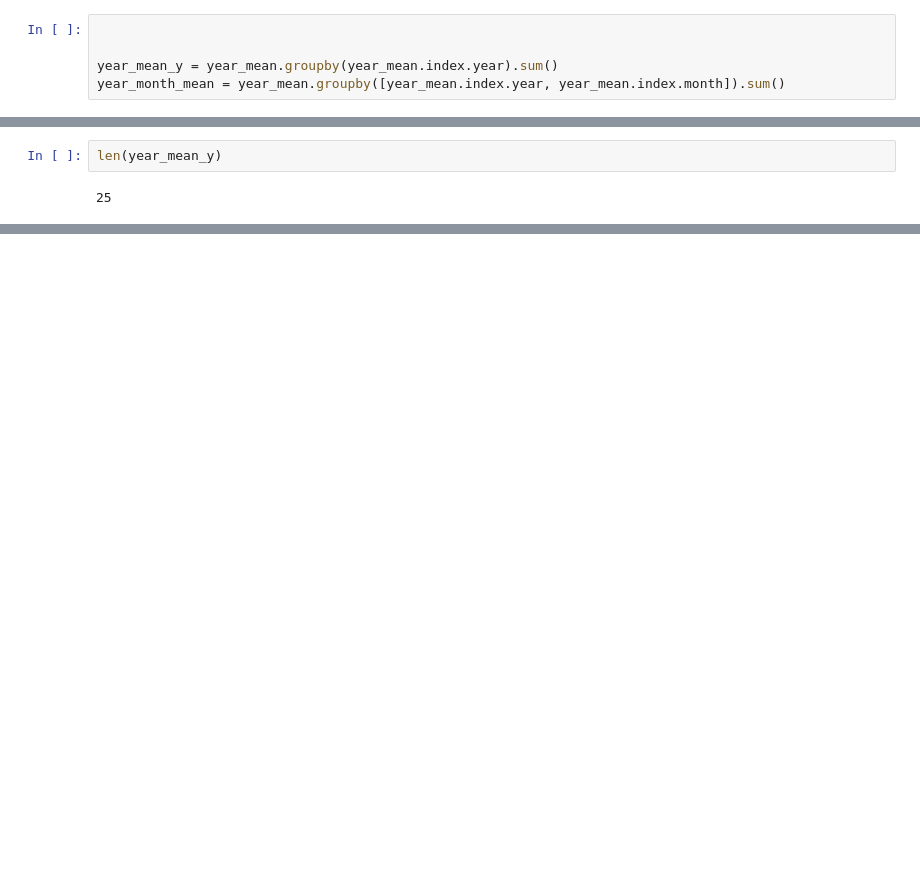
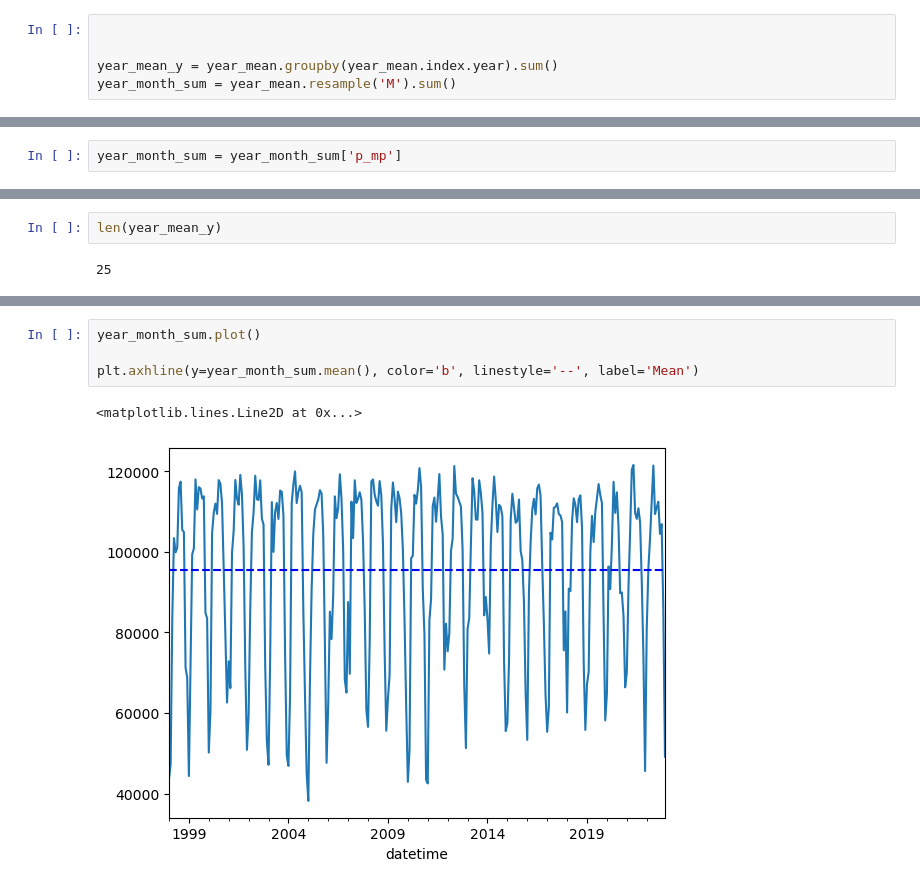
Before and after one commit to naokic3/solar_projectN, a Jupyter notebook: proof of concept/fresno_historical_pvlib.ipynb, the cells around one changed output, grey strips where cells are left out. Saved outputs shown, nothing was run; the diff lists cells and outputs as text; blank space fills up the shorter version.

```diff
--- a/proof of concept/fresno_historical_pvlib.ipynb
+++ b/proof of concept/fresno_historical_pvlib.ipynb
@@ -194,4 +177,4 @@ year_mean
 
 
 year_mean_y = year_mean.groupby(year_mean.index.year).sum()
-year_month_mean = year_mean.groupby([year_mean.index.year, year_mean.index.month]).sum()
+year_month_sum = year_mean.resample('M').sum()
@@ -216,3 +181,5 @@ year_mean.describe()
+# %%
+year_month_sum = year_month_sum['p_mp']
 # %%
 plt.plot( year_mean_y['p_mp'])
 
@@ -276,0 +310,7 @@ np.float64(28860893.850660402)
+# %%
+year_month_sum.plot()
+
+plt.axhline(y=year_month_sum.mean(), color='b', linestyle='--', label='Mean')
+# %% [output]
+<matplotlib.lines.Line2D at 0x...>
+[figure, added]
```
Also changed, not shown: parts of 14 cells of this notebook.
